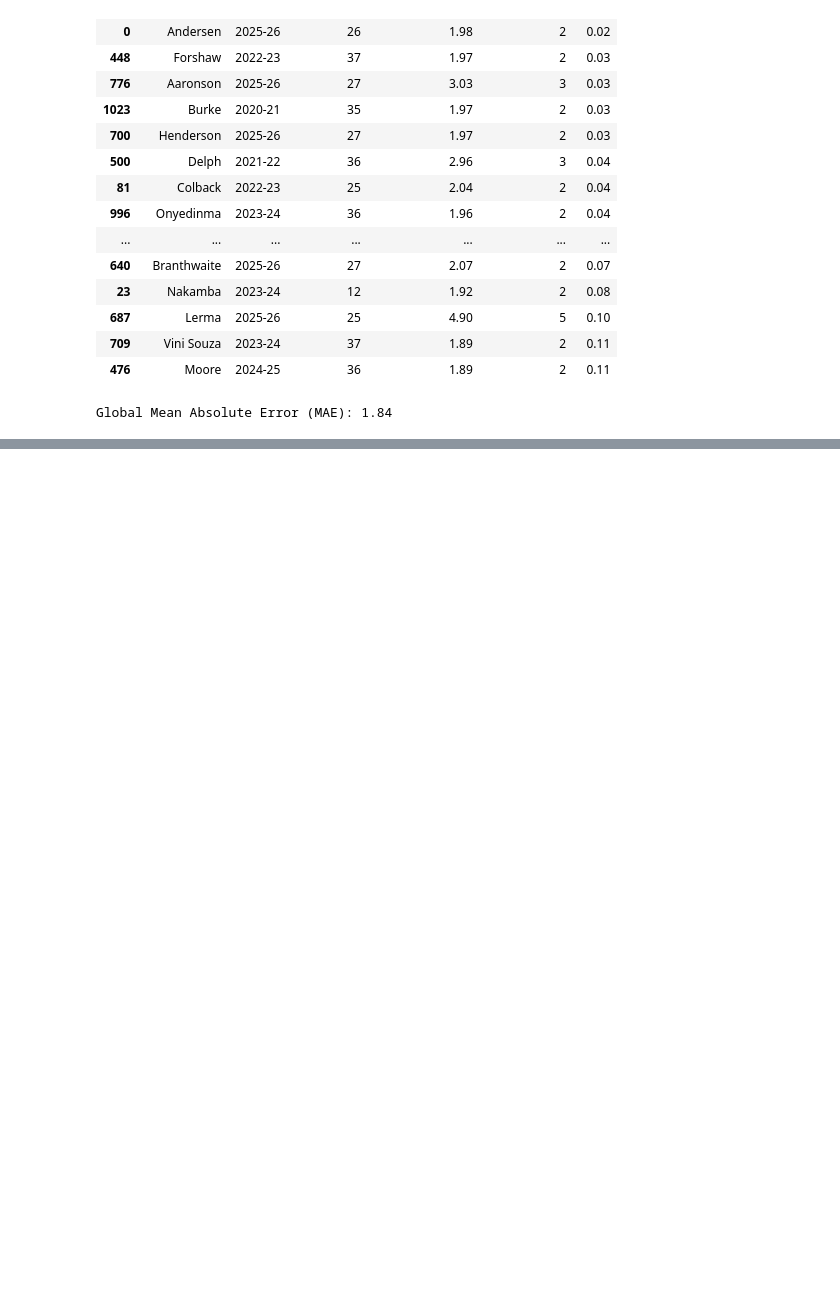
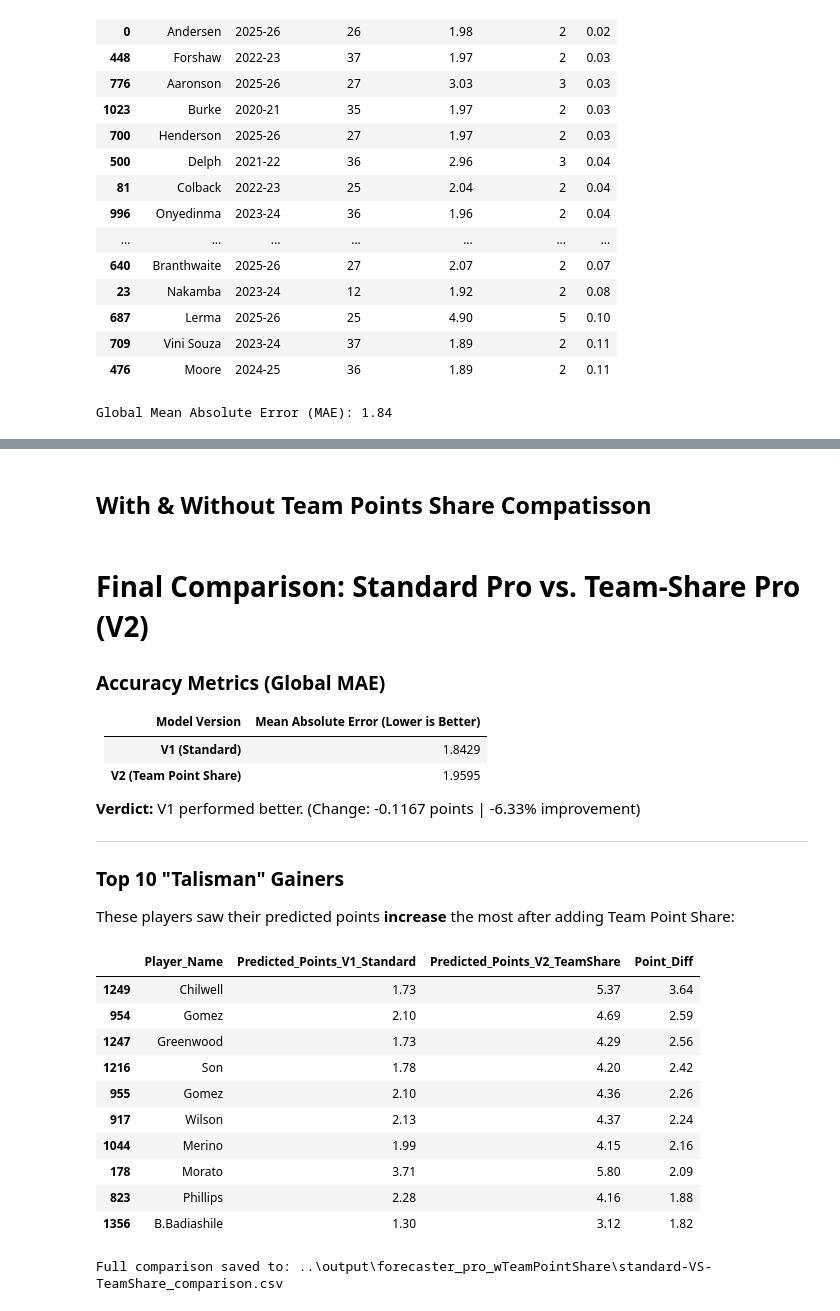
Before and after one commit to sophiedelrey/fpl_pipeline, a Jupyter notebook: models/forecaster_pro.ipynb, the cells around one changed output, grey strips where cells are left out. Saved outputs shown, nothing was run; the diff lists cells and outputs as text; code cells hidden in the pictures; blank space fills up the shorter version.

```diff
--- a/models/forecaster_pro.ipynb
+++ b/models/forecaster_pro.ipynb
@@ -779,0 +1010,80 @@ Global Mean Absolute Error (MAE): 1.84
+# %% [markdown]
+## With & Without Team Points Share Compatisson
+# %%
+import pandas as pd
+from IPython.display import Markdown, display
+
+# 1. COMPARE ACCURACY (MAE)
+# Assuming Cell 9 and Cell 11 have been run
+mae_v1 = full_truth_df['Error'].mean()
+mae_v2 = full_truth_v2_df['Error'].mean()
+improvement = mae_v1 - mae_v2
+percent_gain = (improvement / mae_v1) * 100
+
+# 2. COMPARE TOP 15 PREDICTIONS
+# We join the two leaderboard dataframes on player name
+comp_df = pd.merge(
+    full_forecast[['Player_Name', 'Predicted_Points']],
+    full_forecast_v2[['Player_Name', 'Predicted_Points']],
+    on='Player_Name',
+    suffixes=('_V1_Standard', '_V2_TeamShare')
+)
+
+comp_df['Point_Diff'] = comp_df['Predicted_Points_V2_TeamShare'] - comp_df['Predicted_Points_V1_Standard']
+# Sort by who gained the most from the new feature
+top_gainers = comp_df.sort_values(by='Point_Diff', ascending=False).head(10)
+
+# 3. PRINT COMPARISON REPORT
+report = f"""
+#  Final Comparison: Standard Pro vs. Team-Share Pro (V2)
+
+###  Accuracy Metrics (Global MAE)
+| Model Version | Mean Absolute Error (Lower is Better) |
+| :--- | :--- |
+| **V1 (Standard)** | {mae_v1:.4f} |
+| **V2 (Team Point Share)** | {mae_v2:.4f} |
+
+**Verdict:** {" V2 is more accurate!" if improvement > 0 else " V1 performed better."}
+(Change: {improvement:.4f} points | {percent_gain:.2f}% improvement)
+
+---
+
+### Top 10 "Talisman" Gainers
+These players saw their predicted points **increase** the most after adding Team Point Share:
+"""
+display(Markdown(report))
+display(top_gainers)
+
+# 4. EXPORT COMPARISON TO CSV
+COMP_OUT = V2_OUTPUT_DIR / 'standard-VS-TeamShare_comparison.csv'
+comp_df.to_csv(COMP_OUT, index=False)
+print(f"\nFull comparison saved to: {COMP_OUT}")
+# %% [output]
+
+#  Final Comparison: Standard Pro vs. Team-Share Pro (V2)
+
+###  Accuracy Metrics (Global MAE)
+| Model Version | Mean Absolute Error (Lower is Better) |
+| :--- | :--- |
+| **V1 (Standard)** | 1.8429 |
+| **V2 (Team Point Share)** | 1.9595 |
+
+**Verdict:**  V1 performed better.
+(Change: -0.1167 points | -6.33% improvement)
+
+---
+
+### Top 10 "Talisman" Gainers
+These players saw their predicted points **increase** the most after adding Team Point Share:
+|  | Player_Name | Predicted_Points_V1_Standard | Predicted_Points_V2_TeamShare | Point_Diff |
+| 1249 | Chilwell | 1.73 | 5.37 | 3.64 |
+| 954 | Gomez | 2.10 | 4.69 | 2.59 |
+| 1247 | Greenwood | 1.73 | 4.29 | 2.56 |
+| 1216 | Son | 1.78 | 4.20 | 2.42 |
+| 955 | Gomez | 2.10 | 4.36 | 2.26 |
+| 917 | Wilson | 2.13 | 4.37 | 2.24 |
+| 1044 | Merino | 1.99 | 4.15 | 2.16 |
+| 178 | Morato | 3.71 | 5.80 | 2.09 |
+| 823 | Phillips | 2.28 | 4.16 | 1.88 |
+| 1356 | B.Badiashile | 1.30 | 3.12 | 1.82 |
+Full comparison saved to: ..\output\forecaster_pro_wTeamPointShare\standard-VS-TeamShare_comparison.csv
```
Also changed, not shown: parts of 12 cells of this notebook.
